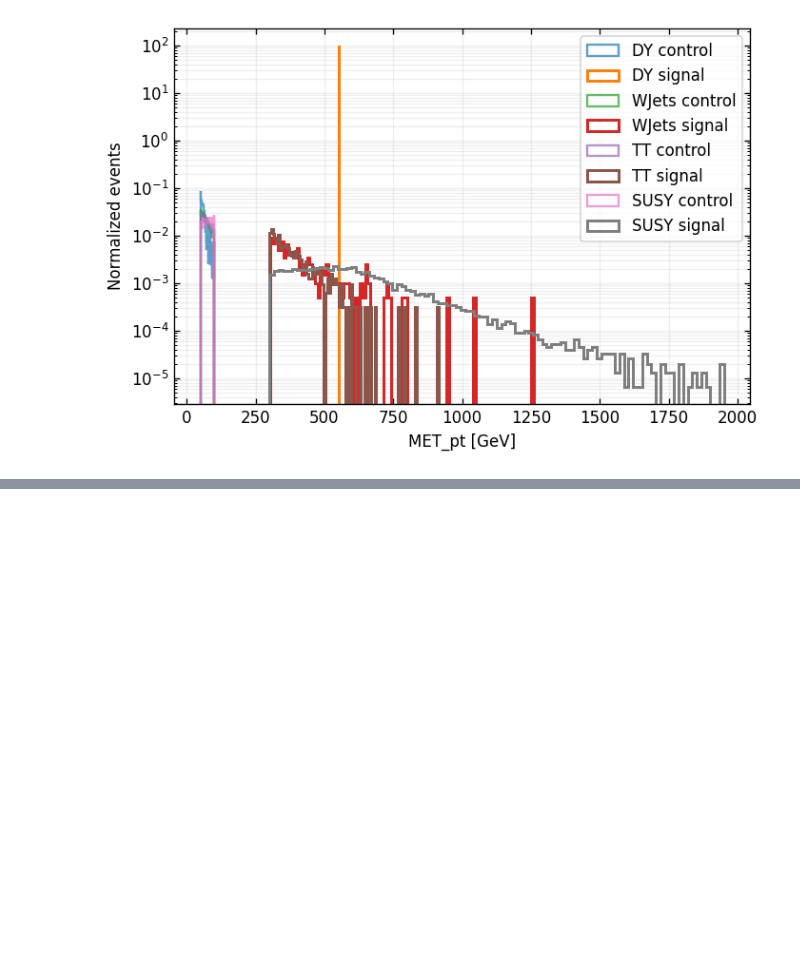
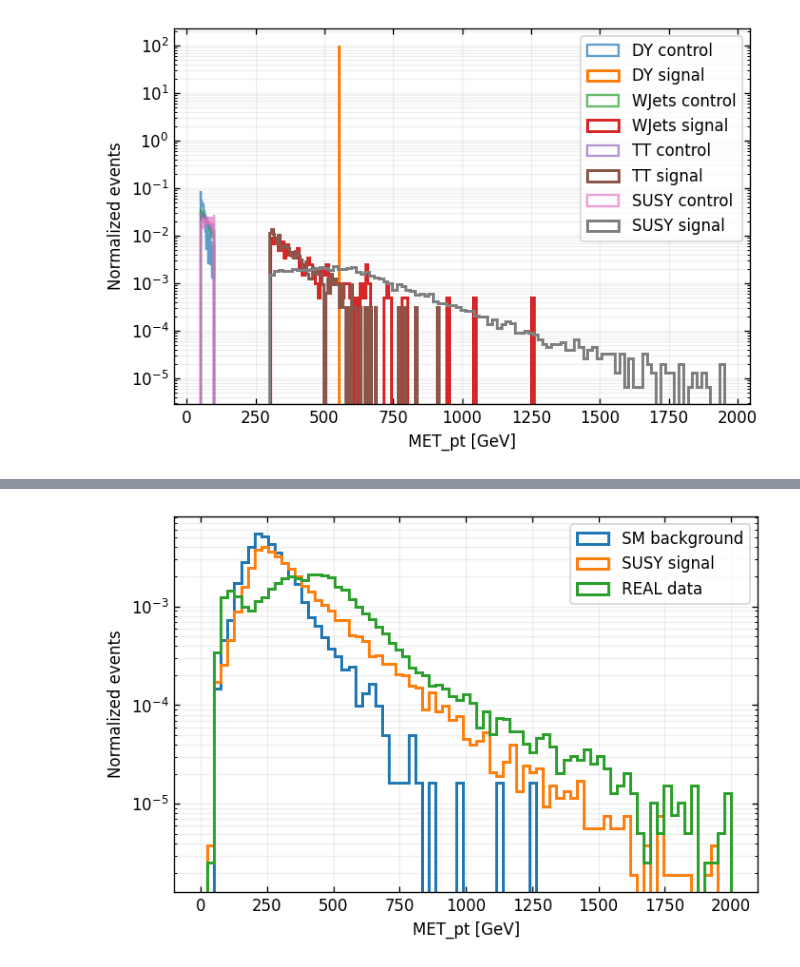
Before and after one commit to prajwal816/CMS-SUSY-Analysis, a Jupyter notebook: SUSYSignalRegions.ipynb, the cells around one changed output, grey strips where cells are left out. Cells and saved outputs as stored; diff of their text form; code cells hidden in the pictures; blank space fills up the shorter version.

Commit message:
Kaggle Notebook | SUSY Signal Regions | Version 17

```diff
--- a/SUSYSignalRegions.ipynb
+++ b/SUSYSignalRegions.ipynb
@@ -588,0 +634,32 @@ plt.show()
+# %%
+fig, ax = plt.subplots(figsize=(6,4), dpi=120)
+
+bins = np.linspace(0, 2000, 80)
+
+if len(met_bg):
+    ax.hist(met_bg, bins=bins, histtype="step",
+            density=True, linewidth=1.8, label="SM background")
+
+if len(met_sig):
+    ax.hist(met_sig, bins=bins, histtype="step",
+            density=True, linewidth=1.8, label="SUSY signal")
+
+if len(met_real):
+    ax.hist(met_real, bins=bins, histtype="step",
+            density=True, linewidth=1.8, label="REAL data")
+
+ax.set_yscale("log")
+
+ax.set_xlabel("MET_pt [GeV]")
+ax.set_ylabel("Normalized events")
+
+ax.legend()
+
+paper_axes(ax)
+fig.tight_layout()
+
+fig.savefig("/kaggle/working/met_selected_events.jpg", dpi=300)
+
+plt.show()
+# %% [output]
+[figure, added]
```
Also changed, not shown: parts of 5 cells of this notebook.
